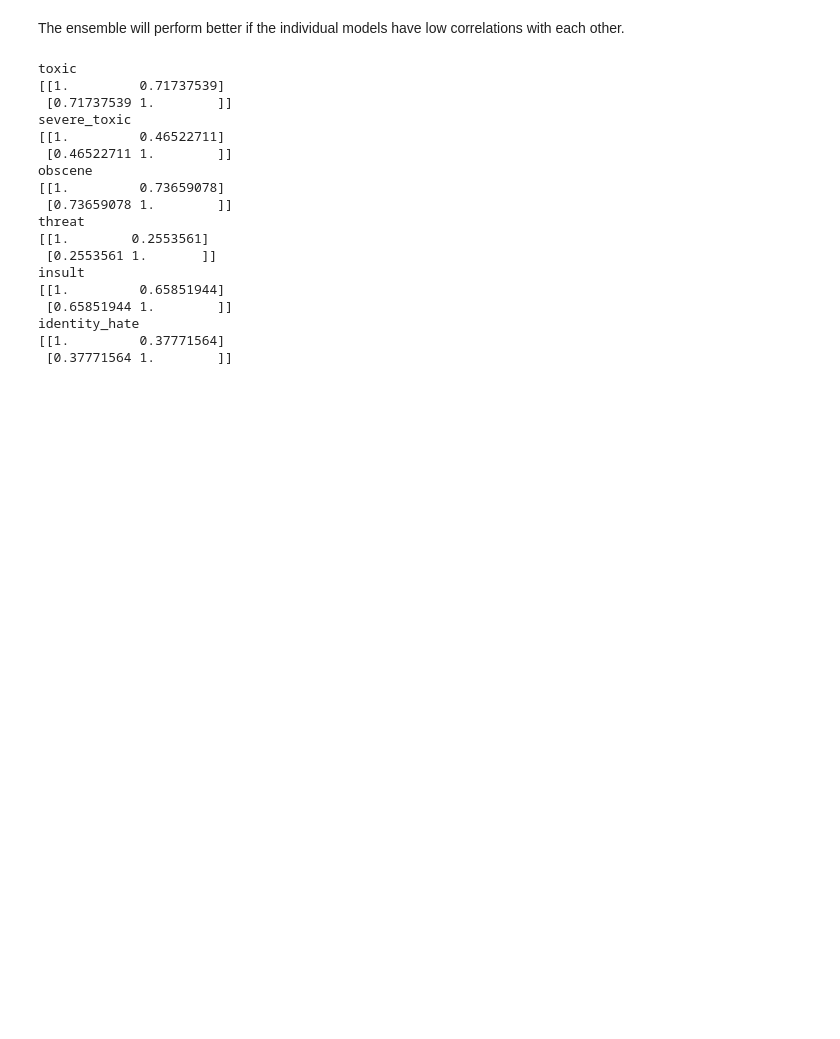
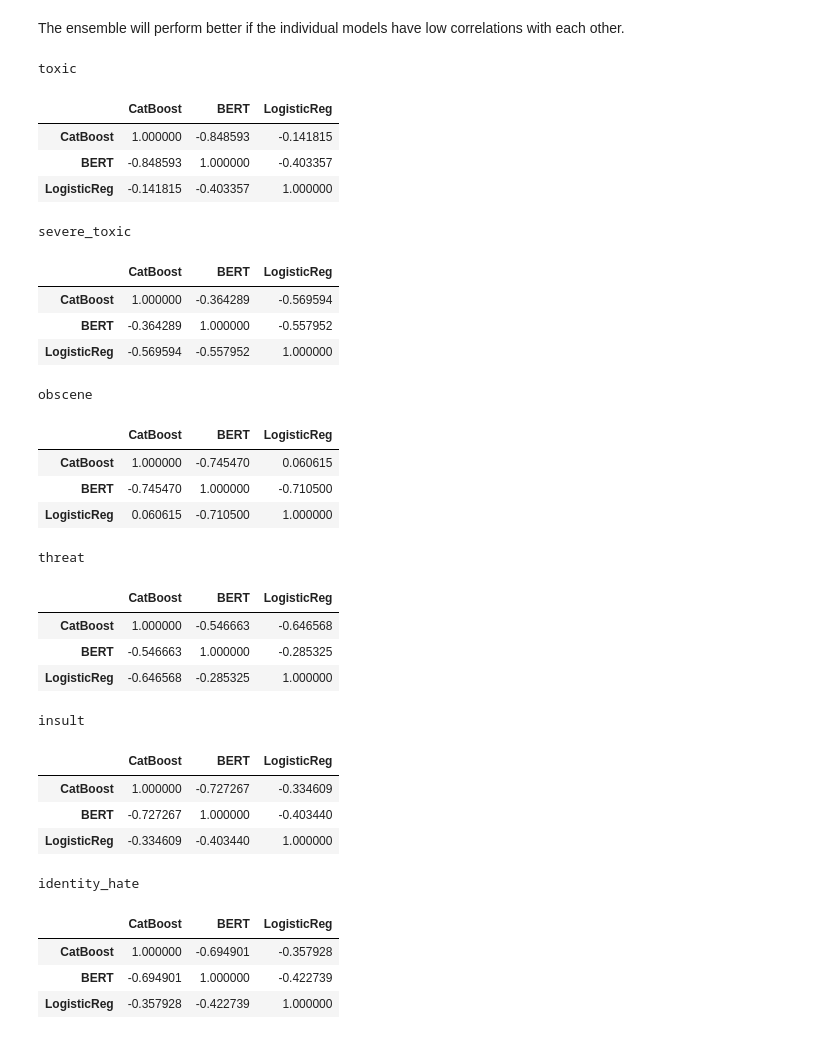
Before and after one commit to quicksilversel/ToxicCommentClassification, a Jupyter notebook: Models/ensemble/ensemble.ipynb, the cells around one changed output. Saved outputs shown, nothing was run; the diff lists cells and outputs as text; code cells hidden in the pictures; blank space fills up the shorter version.

```diff
--- a/Models/ensemble/ensemble.ipynb
+++ b/Models/ensemble/ensemble.ipynb
@@ -20,26 +25,45 @@ The ensemble will perform better if the individual models have low correlations
 # %%
 for label in labels:
     print(label)
-    print(np.corrcoef([x[label] for x in models]))
+    corr = np.corrcoef([x[label] for x in models])
+    df = pd.DataFrame(data=corr,
+              index=corr[:, 0],    # first column as index
+              columns=model_names)
+    corr = df.corr()
+    df_styled = corr.style.background_gradient(cmap='coolwarm')
+    display(df_styled)
+    dfi.export(df_styled, 'corr_'+label+'.png')
 # %% [output]
 toxic
-[[1.         0.71737539]
- [0.71737539 1.        ]]
-severe_toxic
-[[1.         0.46522711]
- [0.46522711 1.        ]]
-obscene
-[[1.         0.73659078]
- [0.73659078 1.        ]]
-threat
-[[1.        0.2553561]
- [0.2553561 1.       ]]
-insult
-[[1.         0.65851944]
- [0.65851944 1.        ]]
-identity_hate
-[[1.         0.37771564]
- [0.37771564 1.        ]]
+|  | CatBoost | BERT | LogisticReg |
+| CatBoost | 1.000000 | -0.848593 | -0.141815 |
+| BERT | -0.848593 | 1.000000 | -0.403357 |
+| LogisticReg | -0.141815 | -0.403357 | 1.000000 |
+severe_toxic
+|  | CatBoost | BERT | LogisticReg |
+| CatBoost | 1.000000 | -0.364289 | -0.569594 |
+| BERT | -0.364289 | 1.000000 | -0.557952 |
+| LogisticReg | -0.569594 | -0.557952 | 1.000000 |
+obscene
+|  | CatBoost | BERT | LogisticReg |
+| CatBoost | 1.000000 | -0.745470 | 0.060615 |
+| BERT | -0.745470 | 1.000000 | -0.710500 |
+| LogisticReg | 0.060615 | -0.710500 | 1.000000 |
+threat
+|  | CatBoost | BERT | LogisticReg |
+| CatBoost | 1.000000 | -0.546663 | -0.646568 |
+| BERT | -0.546663 | 1.000000 | -0.285325 |
+| LogisticReg | -0.646568 | -0.285325 | 1.000000 |
+insult
+|  | CatBoost | BERT | LogisticReg |
+| CatBoost | 1.000000 | -0.727267 | -0.334609 |
+| BERT | -0.727267 | 1.000000 | -0.403440 |
+| LogisticReg | -0.334609 | -0.403440 | 1.000000 |
+identity_hate
+|  | CatBoost | BERT | LogisticReg |
+| CatBoost | 1.000000 | -0.694901 | -0.357928 |
+| BERT | -0.694901 | 1.000000 | -0.422739 |
+| LogisticReg | -0.357928 | -0.422739 | 1.000000 |
 # %%
 # Create new predictions based on the other models
 preds = models[0].copy()
```
Also changed, not shown: parts of 4 cells of this notebook.
